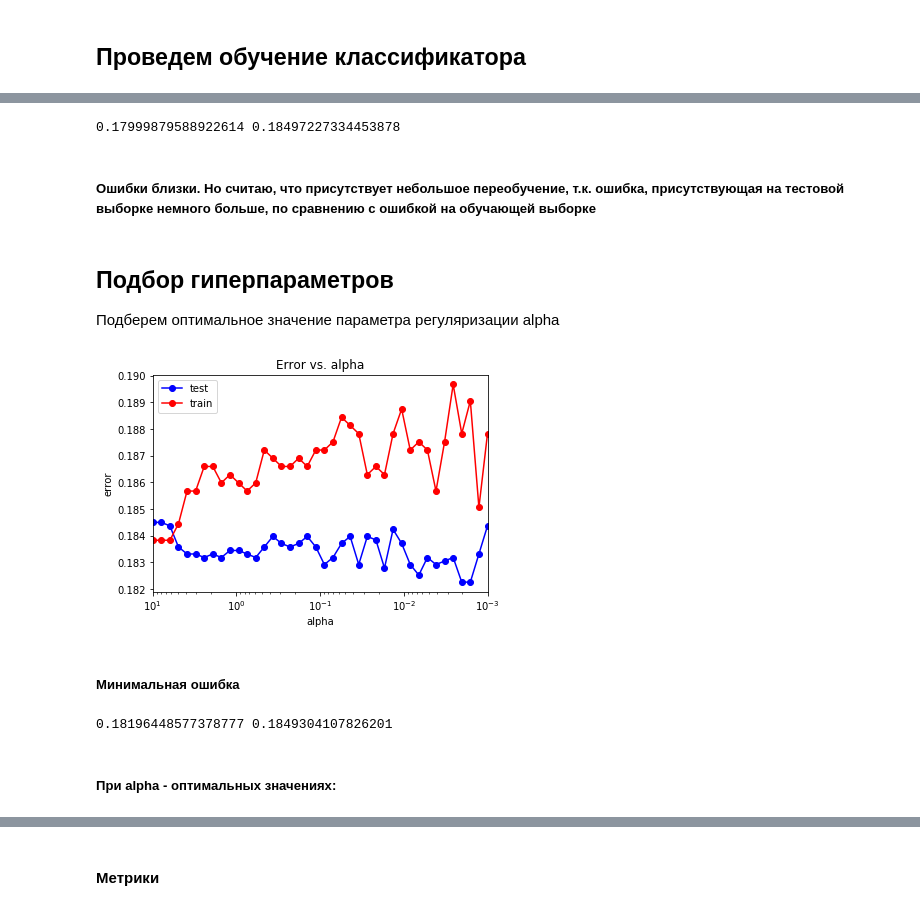
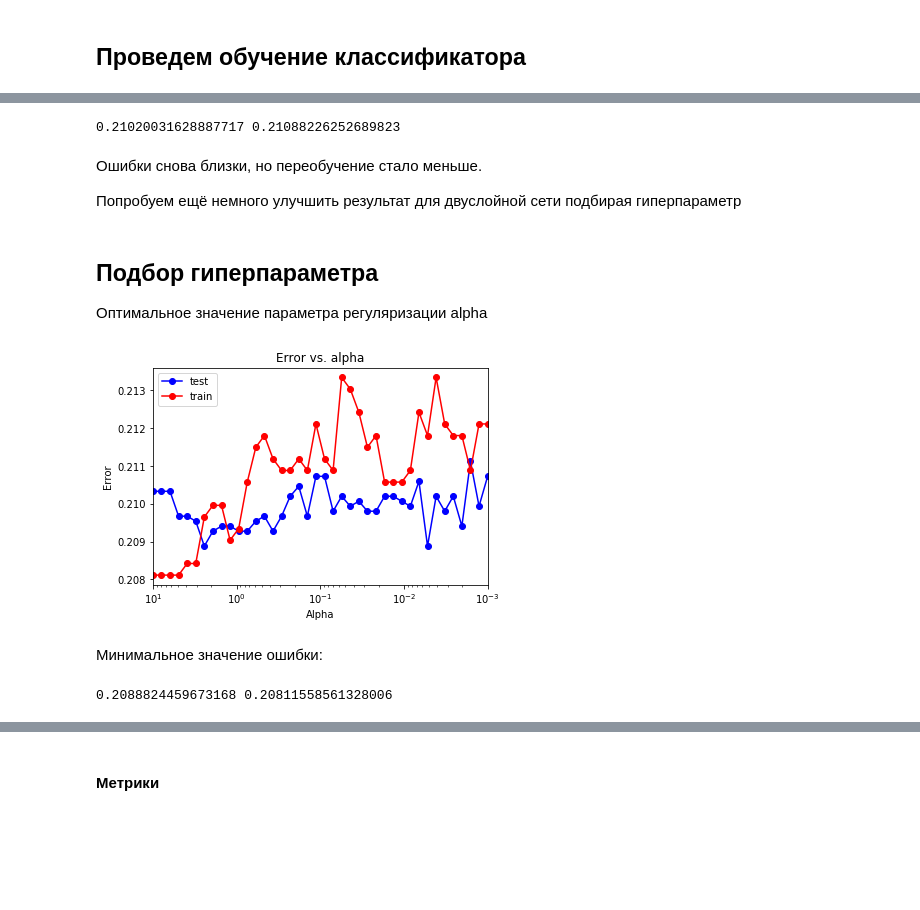
Before and after one commit to VitKonevskiy/ML_HW, a Jupyter notebook: kickstarter_proj.ipynb, the cells around one changed output, grey strips where cells are left out. Cells and saved outputs as stored; diff of their text form; code cells hidden in the pictures; blank space fills up the shorter version.

```diff
--- a/kickstarter_proj.ipynb
+++ b/kickstarter_proj.ipynb
@@ -622,9 +622,9 @@ print(N_train, N_test)
 ### Воспользуемся методом k ближайших соседей
 # %%
 
-from sklearn.neighbors import KNeighborsRegressor
+from sklearn.neighbors import KNeighborsClassifier
 
-knn = KNeighborsRegressor()
+knn = KNeighborsClassifier()
 knn.set_params(n_neighbors=10) # Устанавливаем количество необходимых "соседей" для работы метода. В нашем случае это 10.
 
 knn.fit(X_train, y_train)
@@ -693,4 +696,8 @@ MLPClassifier(activation='logistic', alpha=0.0001, batch_size='auto',
 # %%
+mlp_model = MLPClassifier(hidden_layer_sizes = (100, 100), solver = 'lbfgs',
+                          activation = 'logistic', random_state = 42)
+mlp_model.fit(X_train, y_train)
+
 y_train_pred = mlp_model.predict(X_train)
 y_test_pred = mlp_model.predict(X_test)
 # %% [markdown]
@@ -698,43 +705,42 @@ y_test_pred = mlp_model.predict(X_test)
-# %%
-print(mlp_model.score(X_train, y_train), mlp_model.score(X_test, y_test))
-# %% [output]
-0.17999879588922614 0.18497227334453878
-# %% [markdown]
-##### Ошибки близки. Но считаю, что присутствует небольшое переобучение, т.к. ошибка, присутствующая на тестовой выборке  немного больше, по сравнению с ошибкой на обучающей выборке
+# %%
+print(np.mean(y_train != y_train_pred), np.mean(y_test != y_test_pred))
+# %% [output]
+0.21020031628887717 0.21088226252689823
+# %% [markdown]
+Ошибки снова близки, но переобучение стало меньше.
+
+Попробуем ещё немного улучшить результат для двуслойной сети подбирая гиперпараметр
 # %% [markdown]
-## Подбор гиперпараметров
-Подберем оптимальное значение параметра регуляризации alpha
+## Подбор гиперпараметра
+Оптимальное значение параметра регуляризации alpha
 # %%
-alpha_arr = np.logspace(-3, 1, 21)
+alpha_arr = np.logspace(-3, 1, 40)
 test_err = []
 train_err = []
 for alpha in alpha_arr:
-    mlp_model = MLPClassifier(alpha = alpha, hidden_layer_sizes = (100,),
+    mlp_model = MLPClassifier(alpha = alpha, hidden_layer_sizes = (100, 100),
                               solver = 'lbfgs', activation = 'logistic', random_state = 42)
     mlp_model.fit(X_train, y_train)
 
     y_train_pred = mlp_model.predict(X_train)
     y_test_pred = mlp_model.predict(X_test)
     train_err.append(np.mean(y_train != y_train_pred))
     test_err.append(np.mean(y_test != y_test_pred))
+plt.semilogx(alpha_arr, train_err, 'b-o', label = 'test')
+plt.semilogx(alpha_arr, test_err, 'r-o', label = 'train')
+plt.xlim([np.max(alpha_arr), np.min(alpha_arr)])
+plt.title('Error vs. alpha')
+plt.xlabel('Alpha')
+plt.ylabel('Error')
+plt.legend()
+pass
+# %% [output]
+[figure, added]
-# %%
-plt.semilogx(alpha_arr, train_err, 'b-o', label = 'test')
-plt.semilogx(alpha_arr, test_err, 'r-o', label = 'train')
-plt.xlim([np.max(alpha_arr), np.min(alpha_arr)])
-plt.title('Error vs. alpha')
-plt.xlabel('alpha')
-plt.ylabel('error')
-plt.legend()
-pass
-# %% [output]
-[figure, removed]
-# %% [markdown]
-##### Минимальная ошибка
+# %% [markdown]
+Минимальное значение ошибки:
 # %%
 min_train_err = np.min(train_err)
 min_test_err = np.min(test_err)
 print(min_train_err, min_test_err)
 # %% [output]
-0.18196448577378777 0.1849304107826201
+0.2088824459673168 0.20811558561328006
-# %% [markdown]
-##### При alpha - оптимальных значениях:
```
Also changed, not shown: parts of 28 cells of this notebook.
